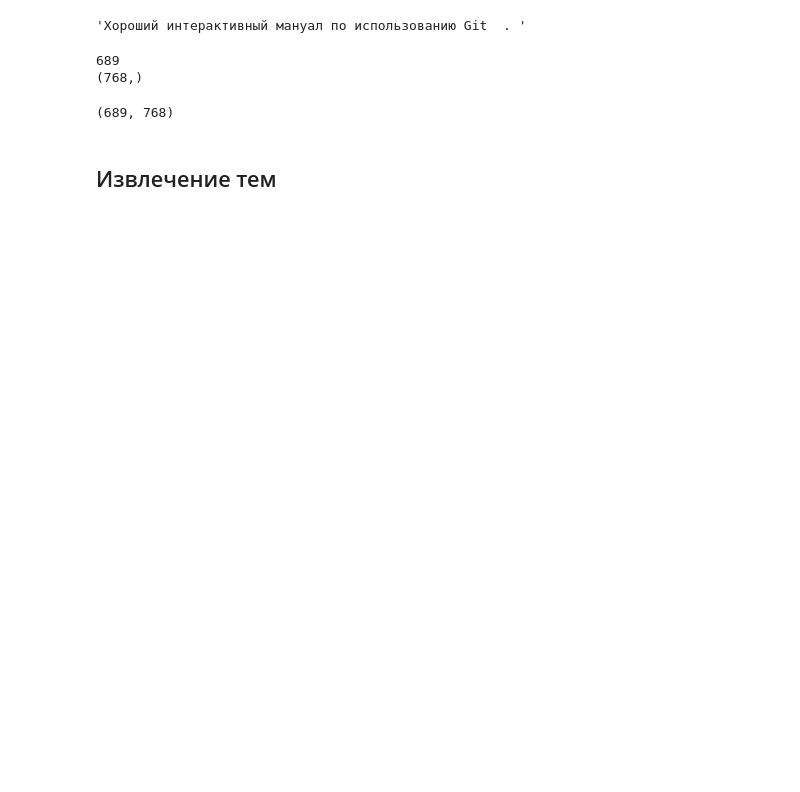
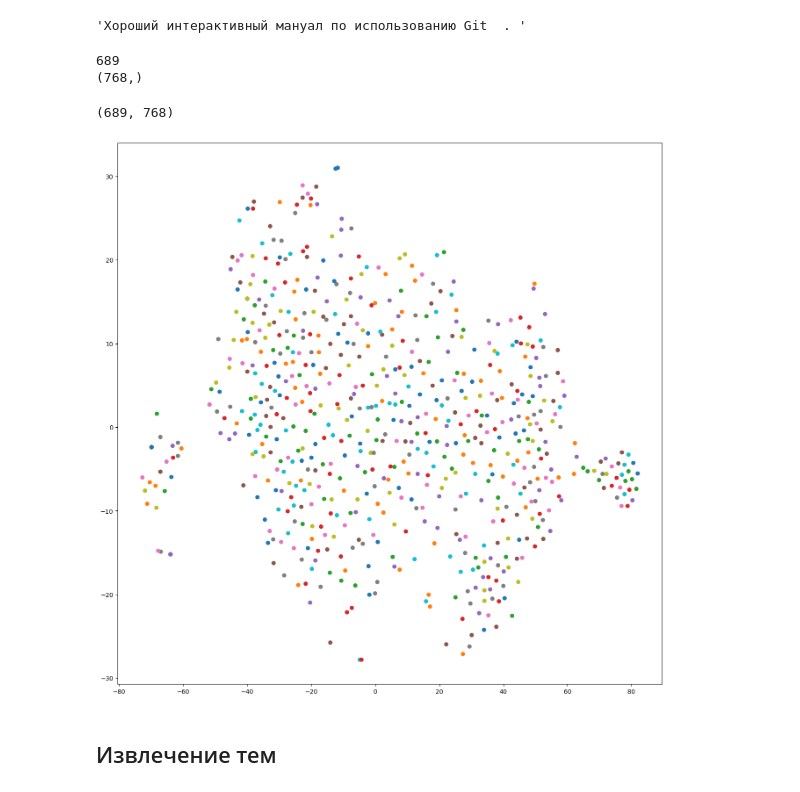
Before and after one commit to Tensai-Pro/SRI-PracticeTasks, a Jupyter notebook: BERTopic for chats/BERTopic for chats.ipynb, the cells around one changed output. Drawn from its saved outputs; the diff is of its cells as text; code cells hidden in the pictures; blank space fills up the shorter version.

```diff
--- a/BERTopic for chats/BERTopic for chats.ipynb
+++ b/BERTopic for chats/BERTopic for chats.ipynb
@@ -442,6 +489,10 @@ docs_embeddings = np.array(docs_embeddings)
 print(docs_embeddings.shape)
 # %% [output]
 (689, 768)
+# %%
+tsne_plot(docs_embeddings)
+# %% [output]
+[figure, added]
 # %% [markdown]
 ## Извлечение тем
 # %%
```
Also changed, not shown: parts of 34 cells of this notebook.
